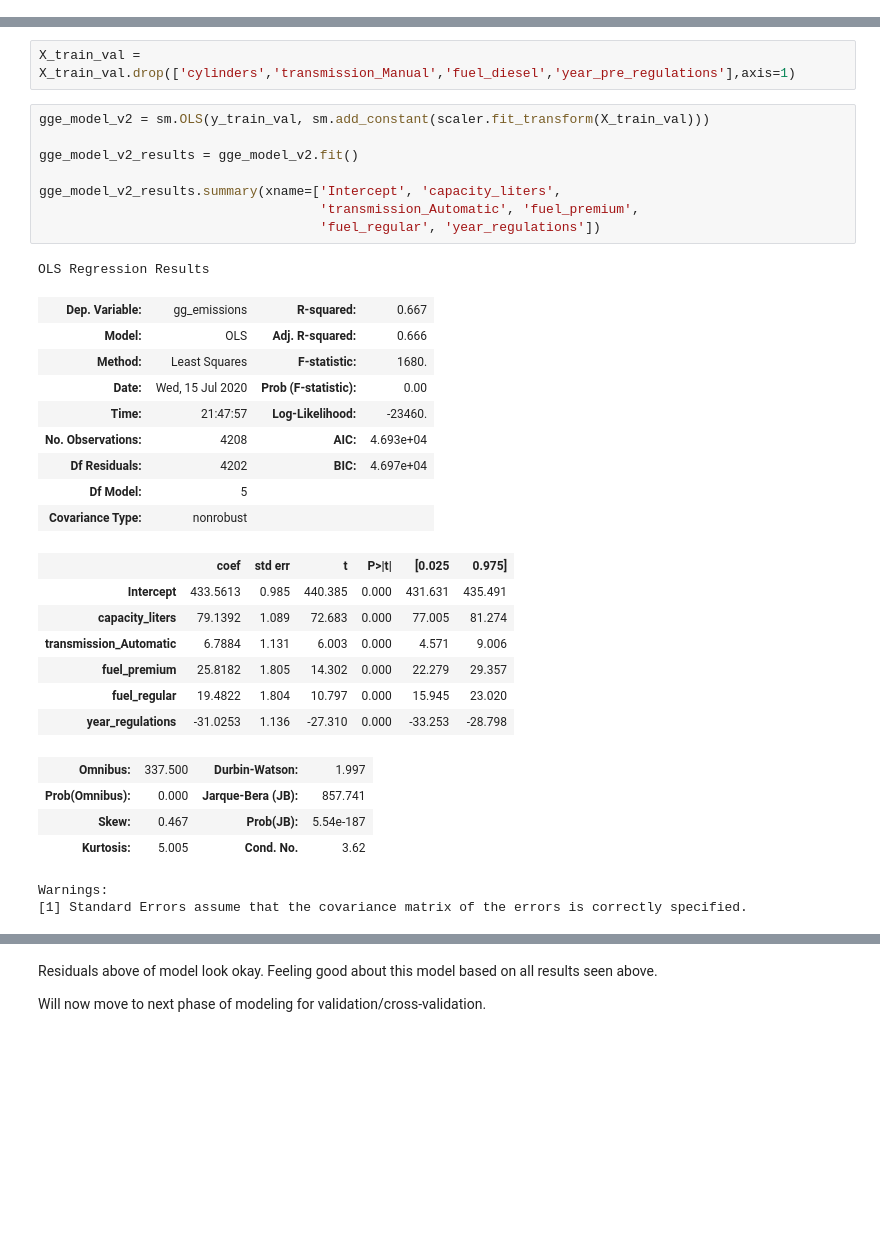
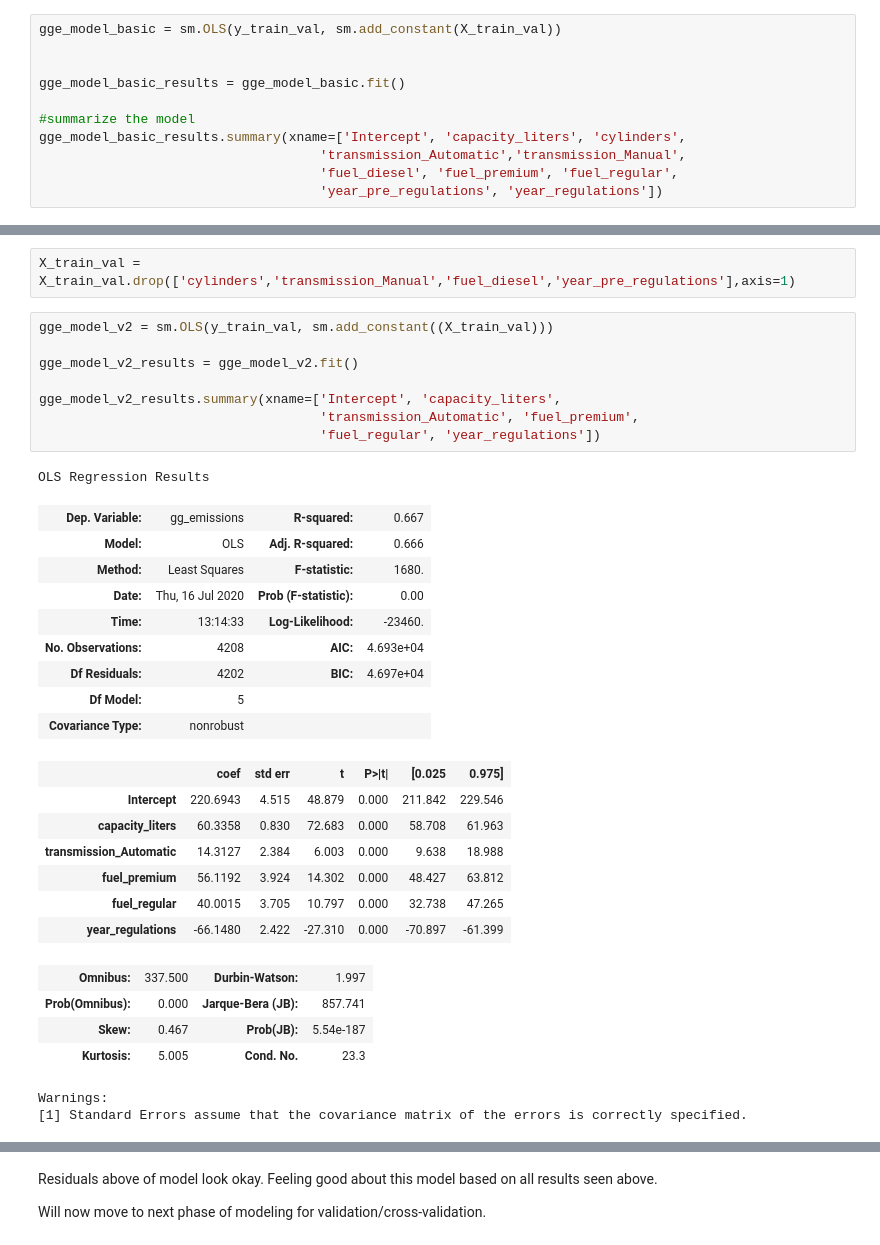
Before and after one commit to cecann10/Test, a Jupyter notebook: Metis_Projects/project_2_celinaplaza/data_and_analysis/all_cars_gge_model.ipynb, the cells around one changed output, grey strips where cells are left out. Cells and saved outputs as stored; diff of their text form; blank space fills up the shorter version.

```diff
--- a/Metis_Projects/project_2_celinaplaza/data_and_analysis/all_cars_gge_model.ipynb
+++ b/Metis_Projects/project_2_celinaplaza/data_and_analysis/all_cars_gge_model.ipynb
@@ -225,3 +232,14 @@ Index(['capacity_liters', 'cylinders', 'transmission_Automatic',
        'transmission_Manual', 'fuel_diesel', 'fuel_premium', 'fuel_regular',
        'year_pre_regulations', 'year_regulations'],
       dtype='object')
+# %%
+gge_model_basic = sm.OLS(y_train_val, sm.add_constant(X_train_val))
+
+
+gge_model_basic_results = gge_model_basic.fit()
+
+#summarize the model
+gge_model_basic_results.summary(xname=['Intercept', 'capacity_liters', 'cylinders',
+                                    'transmission_Automatic','transmission_Manual',
+                                    'fuel_diesel', 'fuel_premium', 'fuel_regular',
+                                    'year_pre_regulations', 'year_regulations'])
@@ -292,35 +347,35 @@ In end, removed:
 # %%
 X_train_val = X_train_val.drop(['cylinders','transmission_Manual','fuel_diesel','year_pre_regulations'],axis=1)
 # %%
-gge_model_v2 = sm.OLS(y_train_val, sm.add_constant(scaler.fit_transform(X_train_val)))
+gge_model_v2 = sm.OLS(y_train_val, sm.add_constant((X_train_val)))
 
 gge_model_v2_results = gge_model_v2.fit()
 
 gge_model_v2_results.summary(xname=['Intercept', 'capacity_liters',
                                     'transmission_Automatic', 'fuel_premium',
                                     'fuel_regular', 'year_regulations'])
 # %% [output]
 OLS Regression Results
 | Dep. Variable: | gg_emissions | R-squared: | 0.667 |
 | Model: | OLS | Adj. R-squared: | 0.666 |
 | Method: | Least Squares | F-statistic: | 1680. |
-| Date: | Wed, 15 Jul 2020 | Prob (F-statistic): | 0.00 |
-| Time: | 21:47:57 | Log-Likelihood: | -23460. |
+| Date: | Thu, 16 Jul 2020 | Prob (F-statistic): | 0.00 |
+| Time: | 13:14:33 | Log-Likelihood: | -23460. |
 | No. Observations: | 4208 | AIC: | 4.693e+04 |
 | Df Residuals: | 4202 | BIC: | 4.697e+04 |
 | Df Model: | 5 |  |  |
 | Covariance Type: | nonrobust |  |  |
 |  | coef | std err | t | P>|t| | [0.025 | 0.975] |
-| Intercept | 433.5613 | 0.985 | 440.385 | 0.000 | 431.631 | 435.491 |
-| capacity_liters | 79.1392 | 1.089 | 72.683 | 0.000 | 77.005 | 81.274 |
-| transmission_Automatic | 6.7884 | 1.131 | 6.003 | 0.000 | 4.571 | 9.006 |
-| fuel_premium | 25.8182 | 1.805 | 14.302 | 0.000 | 22.279 | 29.357 |
-| fuel_regular | 19.4822 | 1.804 | 10.797 | 0.000 | 15.945 | 23.020 |
-| year_regulations | -31.0253 | 1.136 | -27.310 | 0.000 | -33.253 | -28.798 |
+| Intercept | 220.6943 | 4.515 | 48.879 | 0.000 | 211.842 | 229.546 |
+| capacity_liters | 60.3358 | 0.830 | 72.683 | 0.000 | 58.708 | 61.963 |
+| transmission_Automatic | 14.3127 | 2.384 | 6.003 | 0.000 | 9.638 | 18.988 |
+| fuel_premium | 56.1192 | 3.924 | 14.302 | 0.000 | 48.427 | 63.812 |
+| fuel_regular | 40.0015 | 3.705 | 10.797 | 0.000 | 32.738 | 47.265 |
+| year_regulations | -66.1480 | 2.422 | -27.310 | 0.000 | -70.897 | -61.399 |
 | Omnibus: | 337.500 | Durbin-Watson: | 1.997 |
 | Prob(Omnibus): | 0.000 | Jarque-Bera (JB): | 857.741 |
 | Skew: | 0.467 | Prob(JB): | 5.54e-187 |
-| Kurtosis: | 5.005 | Cond. No. | 3.62 |
+| Kurtosis: | 5.005 | Cond. No. | 23.3 |
 Warnings:
 [1] Standard Errors assume that the covariance matrix of the errors is correctly specified.
 # %% [markdown]
```
Also changed, not shown: parts of 35 cells of this notebook, 11 other files.
